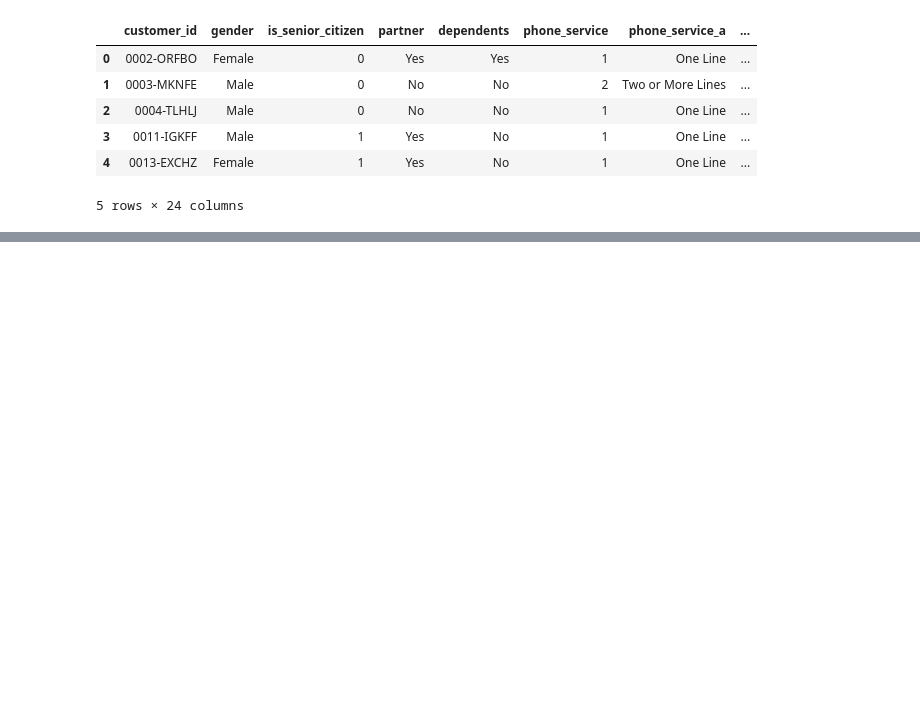
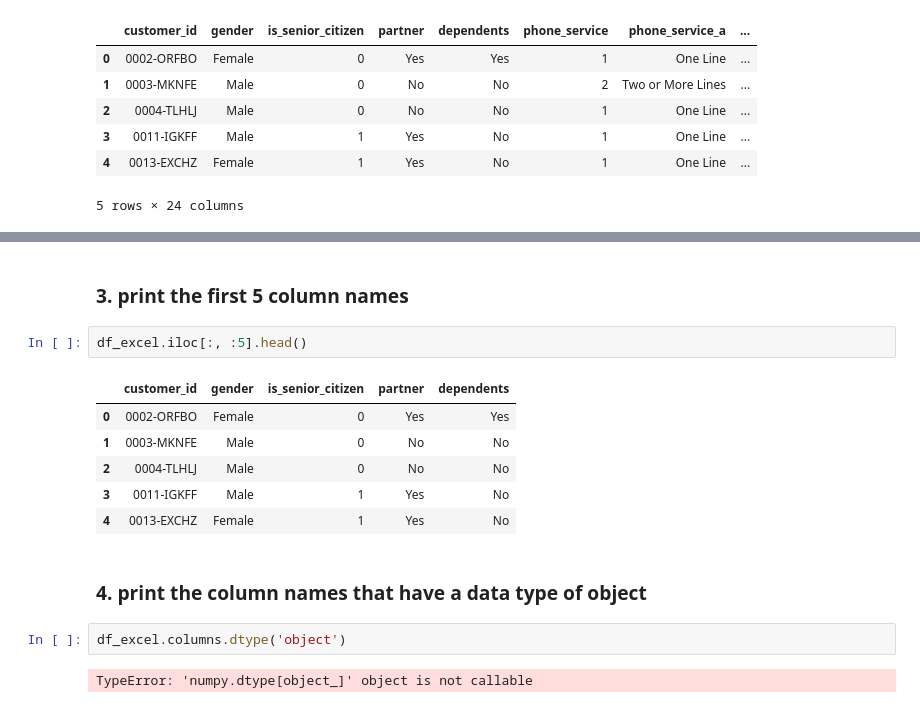
Before and after one commit to hrodjr/classification-exercises, a Jupyter notebook: classification_exercises.ipynb, the cells around one changed output, grey strips where cells are left out. Drawn from its saved outputs; the diff is of its cells as text; blank space fills up the shorter version.

```diff
--- a/classification_exercises.ipynb
+++ b/classification_exercises.ipynb
@@ -95,0 +126,17 @@ df_excel.head()
+# %% [markdown]
+### 3. print the first 5 column names
+# %%
+df_excel.iloc[:, :5].head()
+# %% [output]
+|  | customer_id | gender | is_senior_citizen | partner | dependents |
+| 0 | 0002-ORFBO | Female | 0 | Yes | Yes |
+| 1 | 0003-MKNFE | Male | 0 | No | No |
+| 2 | 0004-TLHLJ | Male | 0 | No | No |
+| 3 | 0011-IGKFF | Male | 1 | Yes | No |
+| 4 | 0013-EXCHZ | Female | 1 | Yes | No |
+# %% [markdown]
+### 4. print the column names that have a data type of object
+# %%
+df_excel.columns.dtype('object')
+# %% [output]
+TypeError: 'numpy.dtype[object_]' object is not callable
```
Also changed, not shown: parts of 4 cells of this notebook.
